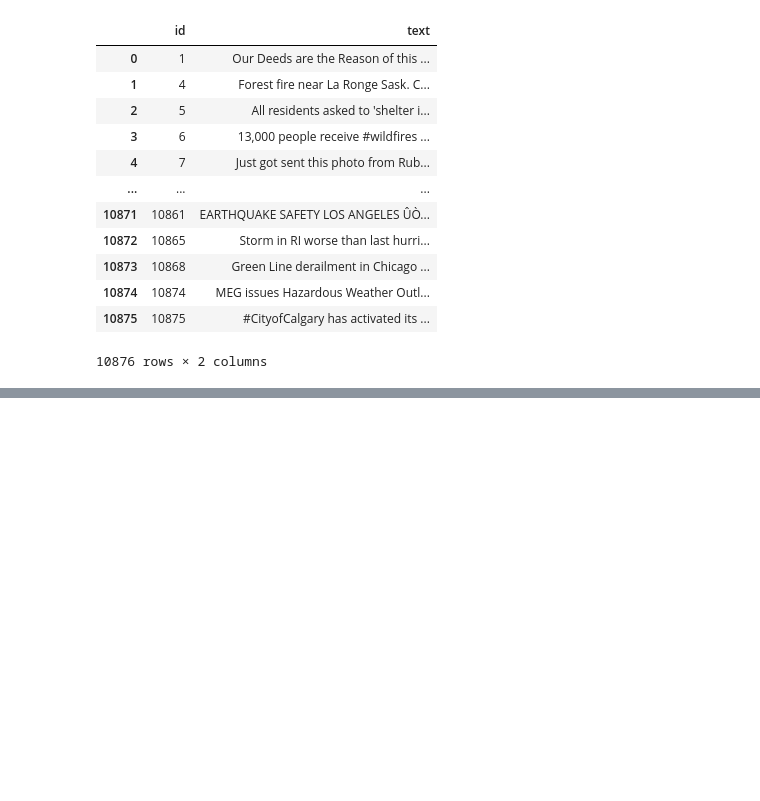
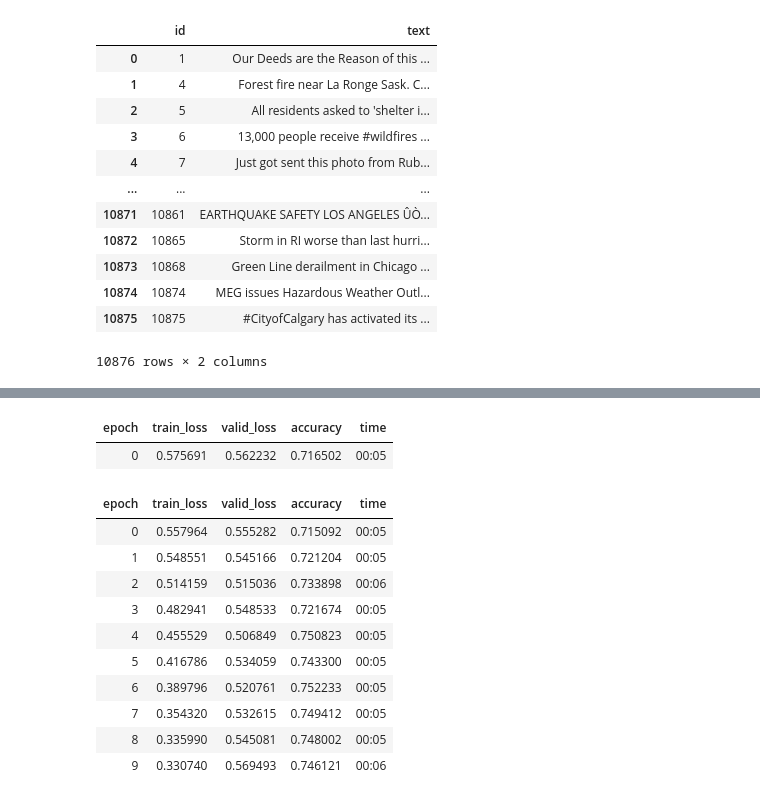
Before and after one commit to njoysubho/datascience, a Jupyter notebook: nlp-disaster-tweet-kaggle/NLP-Disaster-Tweet-Recognition.ipynb, the cells around one changed output, grey strips where cells are left out. Cells and saved outputs as stored; diff of their text form; code cells hidden in the pictures; blank space fills up the shorter version.

```diff
--- a/nlp-disaster-tweet-kaggle/NLP-Disaster-Tweet-Recognition.ipynb
+++ b/nlp-disaster-tweet-kaggle/NLP-Disaster-Tweet-Recognition.ipynb
@@ -82,0 +206,2 @@ learn.recorder.plot()
+# %%
+learner.fit_one_cycle(4,max_lr=slice(1e-03,1e-01),moms=(0.8,0.7))
@@ -82,0 +214,21 @@ learn.recorder.plot()
+# %%
+learner.freeze_to(-3)
+learner.fit_one_cycle(1, slice(5e-3/(2.6**4),5e-3), moms=(0.8,0.7))
+# %% [output]
+| epoch | train_loss | valid_loss | accuracy | time |
+| 0 | 0.575691 | 0.562232 | 0.716502 | 00:05 |
+# %%
+learner.unfreeze()
+learner.fit_one_cycle(10, slice(5e-3/(2.6**4),5e-3), moms=(0.8,0.7))
+# %% [output]
+| epoch | train_loss | valid_loss | accuracy | time |
+| 0 | 0.557964 | 0.555282 | 0.715092 | 00:05 |
+| 1 | 0.548551 | 0.545166 | 0.721204 | 00:05 |
+| 2 | 0.514159 | 0.515036 | 0.733898 | 00:06 |
+| 3 | 0.482941 | 0.548533 | 0.721674 | 00:05 |
+| 4 | 0.455529 | 0.506849 | 0.750823 | 00:05 |
+| 5 | 0.416786 | 0.534059 | 0.743300 | 00:05 |
+| 6 | 0.389796 | 0.520761 | 0.752233 | 00:05 |
+| 7 | 0.354320 | 0.532615 | 0.749412 | 00:05 |
+| 8 | 0.335990 | 0.545081 | 0.748002 | 00:05 |
+| 9 | 0.330740 | 0.569493 | 0.746121 | 00:06 |
```
Also changed, not shown: parts of 36 cells of this notebook, 4 other files.
